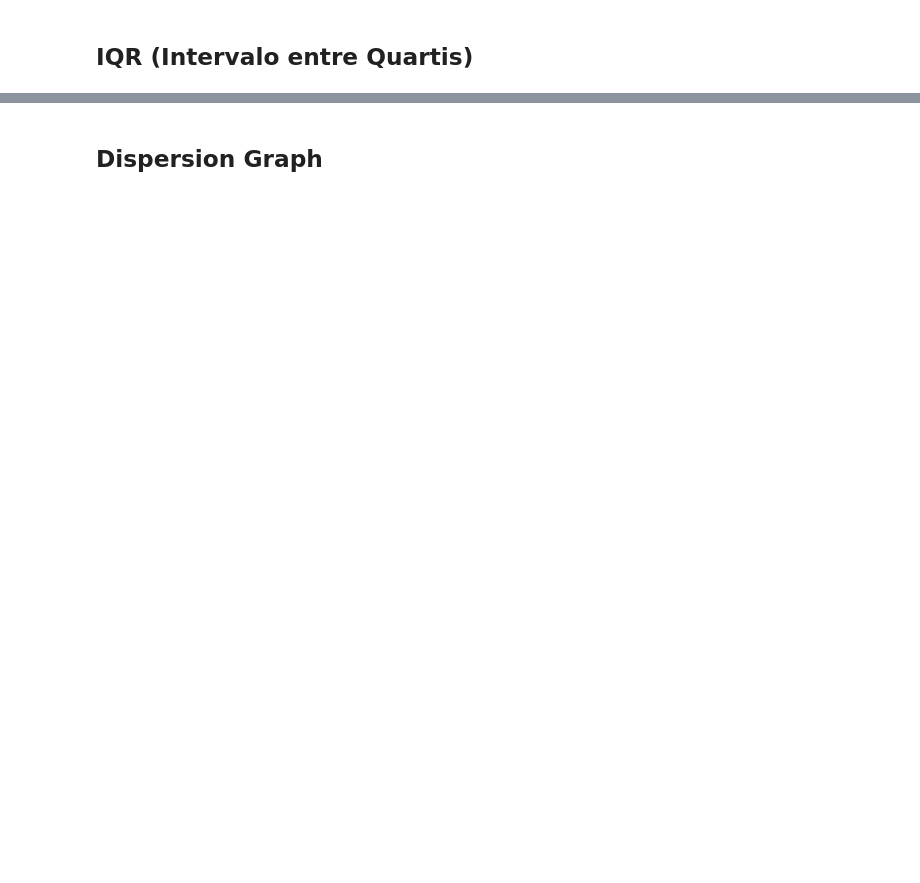
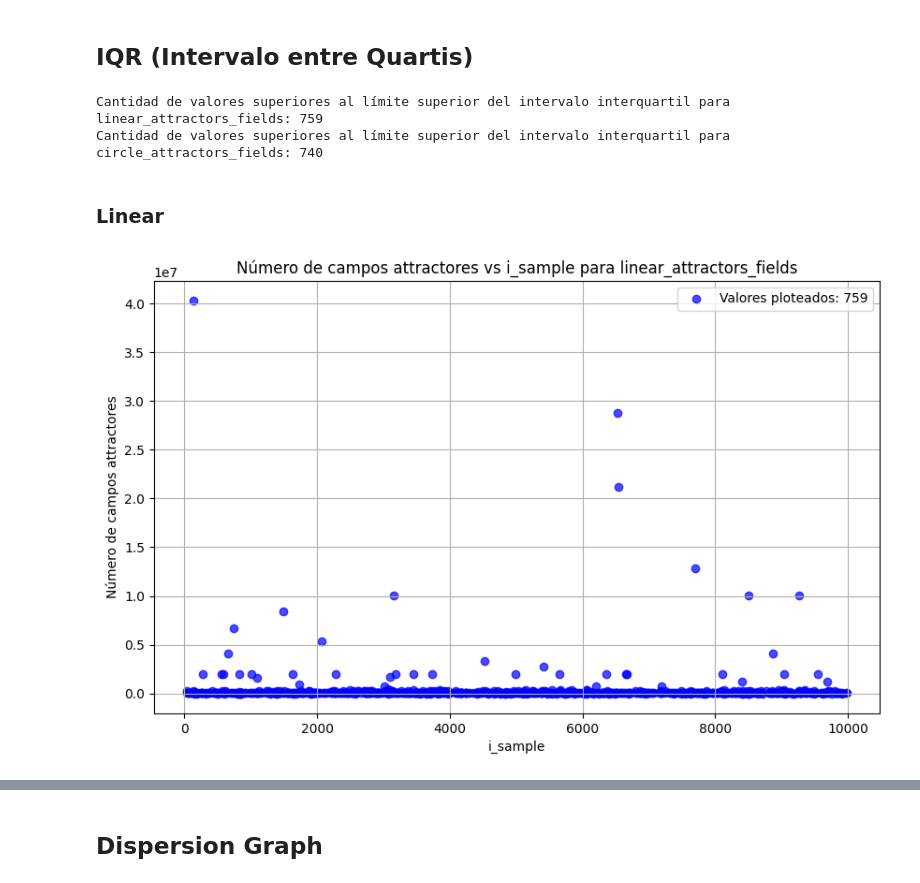
Before and after one commit to crptcusco/cbnetwork, a Jupyter notebook: experiments/structural/3_linear_circle/exp5_aleatory_linear_circle.ipynb, the cells around one changed output, grey strips where cells are left out. Cells and saved outputs as stored; diff of their text form; code cells hidden in the pictures; blank space fills up the shorter version.

```diff
--- a/experiments/structural/3_linear_circle/exp5_aleatory_linear_circle.ipynb
+++ b/experiments/structural/3_linear_circle/exp5_aleatory_linear_circle.ipynb
@@ -9,8 +9,8 @@ import matplotlib.pyplot as plt
 
 # Read the database
 # df = pd.read_csv("outputs/exp5_aleatory_linear_circle_8_8_10000/data.csv")
-# df = pd.read_csv("outputs/exp5_aleatory_linear_circle_9_9_10000/data.csv")
-df = pd.read_csv("outputs/exp5_aleatory_linear_circle_10_10_10000/data_merged.csv")
+df = pd.read_csv("outputs/exp5_aleatory_linear_circle_9_9_10000/data.csv")
+# df = pd.read_csv("outputs/exp5_aleatory_linear_circle_10_10_10000/data_merged.csv")
 
 # show the column names
 df.keys()
@@ -272,11 +355,11 @@ print(f'Number of times circle_attractors_fields is less than linear_attractors_
 # https://docs.oracle.com/cloud/help/pt_BR/pbcs_common/PFUSU/insights_metrics_IQR.htm#PFUSU-GUID-CF37CAEA-730B-4346-801E-64612719FF6B
 # %%
 # Calcular el límite superior del intervalo interquartil para linear_attractors_fields
-linear_upper_limit = df_resume['linear_attractors_fields'].quantile(0.999)
+linear_upper_limit = df_resume['linear_attractors_fields'].quantile(0.75) + 1.5*(df_resume['linear_attractors_fields'].quantile(0.75) - df_resume['linear_attractors_fields'].quantile(0.25))
 linear_outliers = df_resume[df_resume['linear_attractors_fields'] > linear_upper_limit]['linear_attractors_fields']
 
 # Calcular el límite superior del intervalo interquartil para circle_attractors_fields
-circle_upper_limit = df_resume['circle_attractors_fields'].quantile(0.999)
+circle_upper_limit = df_resume['circle_attractors_fields'].quantile(0.75) + 1.5*(df_resume['circle_attractors_fields'].quantile(0.75) - df_resume['circle_attractors_fields'].quantile(0.25))
 circle_outliers = df_resume[df_resume['circle_attractors_fields'] > circle_upper_limit]['circle_attractors_fields']
 
 # Contar la cantidad de valores superiores al límite superior del intervalo interquartil para linear_attractors_fields
@@ -287,3 +370,6 @@ circle_outliers_count = len(circle_outliers)
 
 print("Cantidad de valores superiores al límite superior del intervalo interquartil para linear_attractors_fields:", linear_outliers_count)
 print("Cantidad de valores superiores al límite superior del intervalo interquartil para circle_attractors_fields:", circle_outliers_count)
+# %% [output]
+Cantidad de valores superiores al límite superior del intervalo interquartil para linear_attractors_fields: 759
+Cantidad de valores superiores al límite superior del intervalo interquartil para circle_attractors_fields: 740
@@ -313,0 +376,17 @@ plt.show()
+# %% [markdown]
+### Linear
+# %%
+# Utilizar 'i_sample' como índice para linear_outliers
+indices_linear = linear_outliers.index.get_level_values('i_sample')
+
+# Graficar valores superiores al límite superior del intervalo interquartil para linear_attractors_fields
+plt.figure(figsize=(10, 6))
+plt.scatter(indices_linear, linear_outliers, color='blue', alpha=0.7, label=f'Valores ploteados: {len(linear_outliers)}')
+plt.title('Número de campos attractores vs i_sample para linear_attractors_fields')
+plt.xlabel('i_sample')
+plt.ylabel('Número de campos attractores')
+plt.legend()
+plt.grid(True)
+plt.show()
+# %% [output]
+[figure, added]
```
Also changed, not shown: parts of 26 cells of this notebook.
